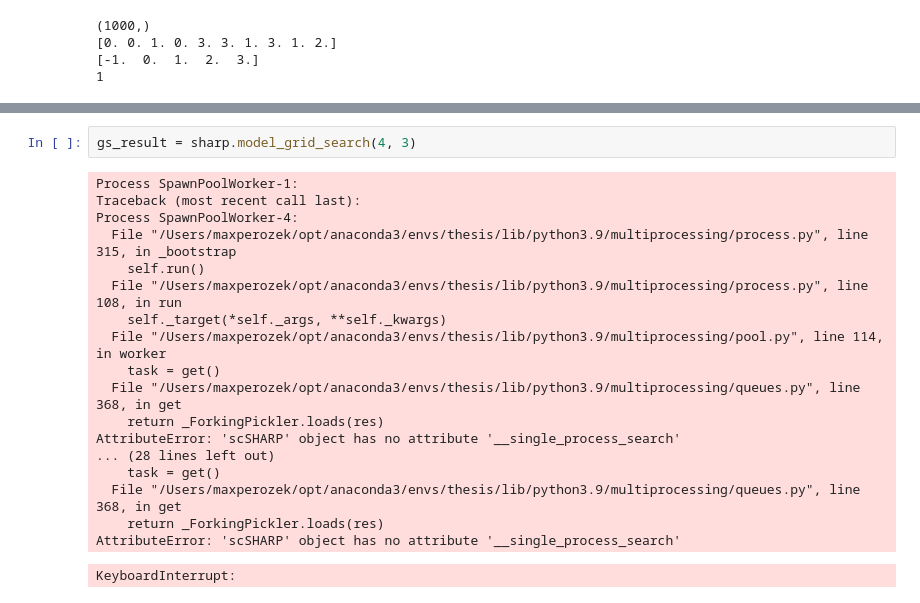
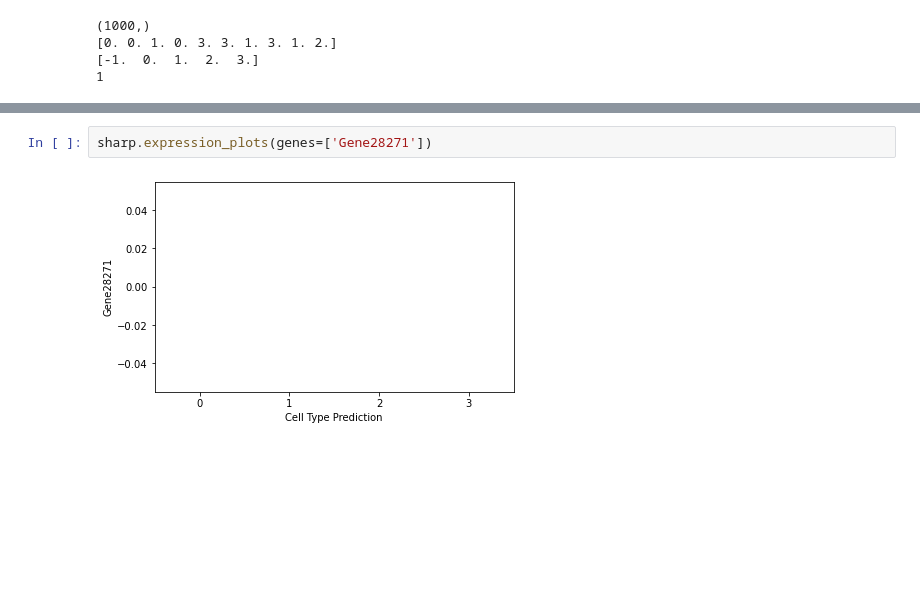
Before and after one commit to mperozek11/scSHARP_tool, a Jupyter notebook: visualizations.ipynb, the cells around one changed output, grey strips where cells are left out. Saved outputs shown, nothing was run; the diff lists cells and outputs as text; blank space fills up the shorter version.

```diff
--- a/visualizations.ipynb
+++ b/visualizations.ipynb
@@ -89,22 +82,5 @@ sharp.heat_map(int_df, n=5)
 <AxesSubplot:xlabel='Cell Type'>
-# %%
-gs_result = sharp.model_grid_search(4, 3)
-# %% [output]
-Process SpawnPoolWorker-1:
-Traceback (most recent call last):
-Process SpawnPoolWorker-4:
-  File "/Users/maxperozek/opt/anaconda3/envs/thesis/lib/python3.9/multiprocessing/process.py", line 315, in _bootstrap
-    self.run()
-  File "/Users/maxperozek/opt/anaconda3/envs/thesis/lib/python3.9/multiprocessing/process.py", line 108, in run
-    self._target(*self._args, **self._kwargs)
-  File "/Users/maxperozek/opt/anaconda3/envs/thesis/lib/python3.9/multiprocessing/pool.py", line 114, in worker
-    task = get()
-  File "/Users/maxperozek/opt/anaconda3/envs/thesis/lib/python3.9/multiprocessing/queues.py", line 368, in get
-    return _ForkingPickler.loads(res)
-AttributeError: 'scSHARP' object has no attribute '__single_process_search'
-... (28 lines left out)
-    task = get()
-  File "/Users/maxperozek/opt/anaconda3/envs/thesis/lib/python3.9/multiprocessing/queues.py", line 368, in get
-    return _ForkingPickler.loads(res)
-AttributeError: 'scSHARP' object has no attribute '__single_process_search'
-KeyboardInterrupt:
+# %%
+sharp.expression_plots(genes=['Gene28271'])
+# %% [output]
+[figure, added]
```
Also changed, not shown: parts of 6 cells of this notebook, 4 other files.
